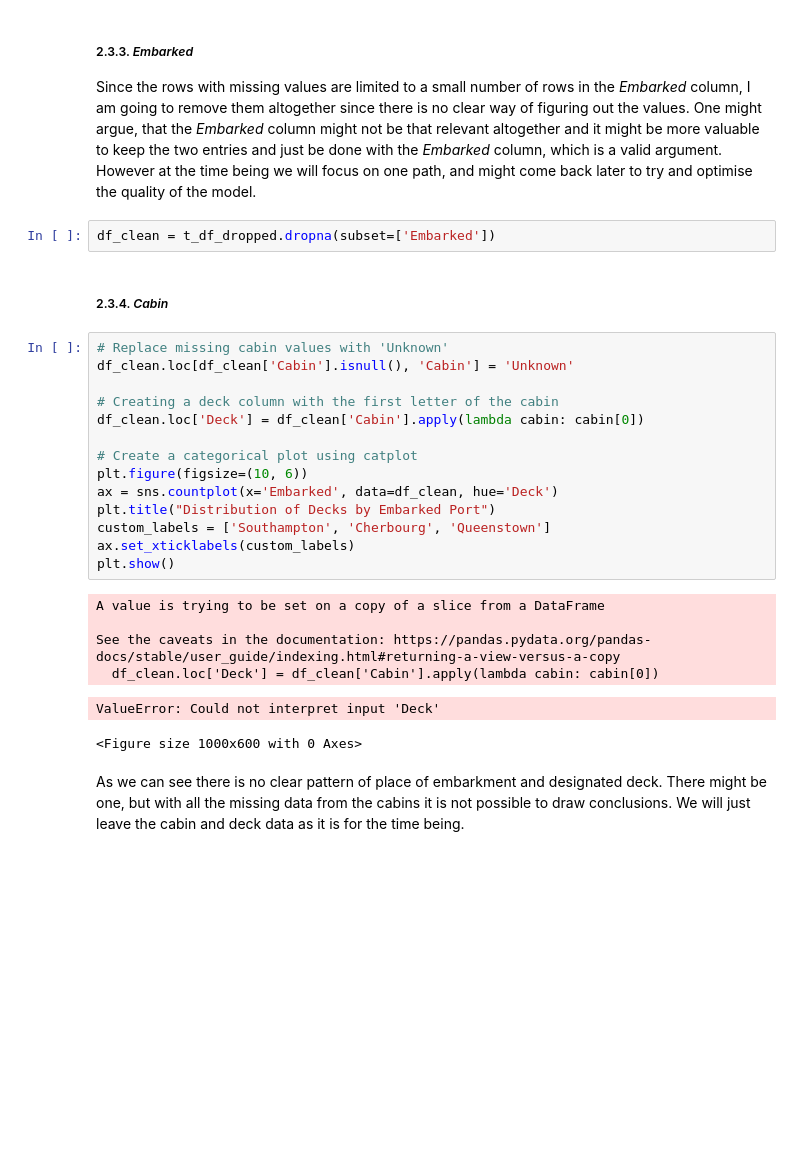
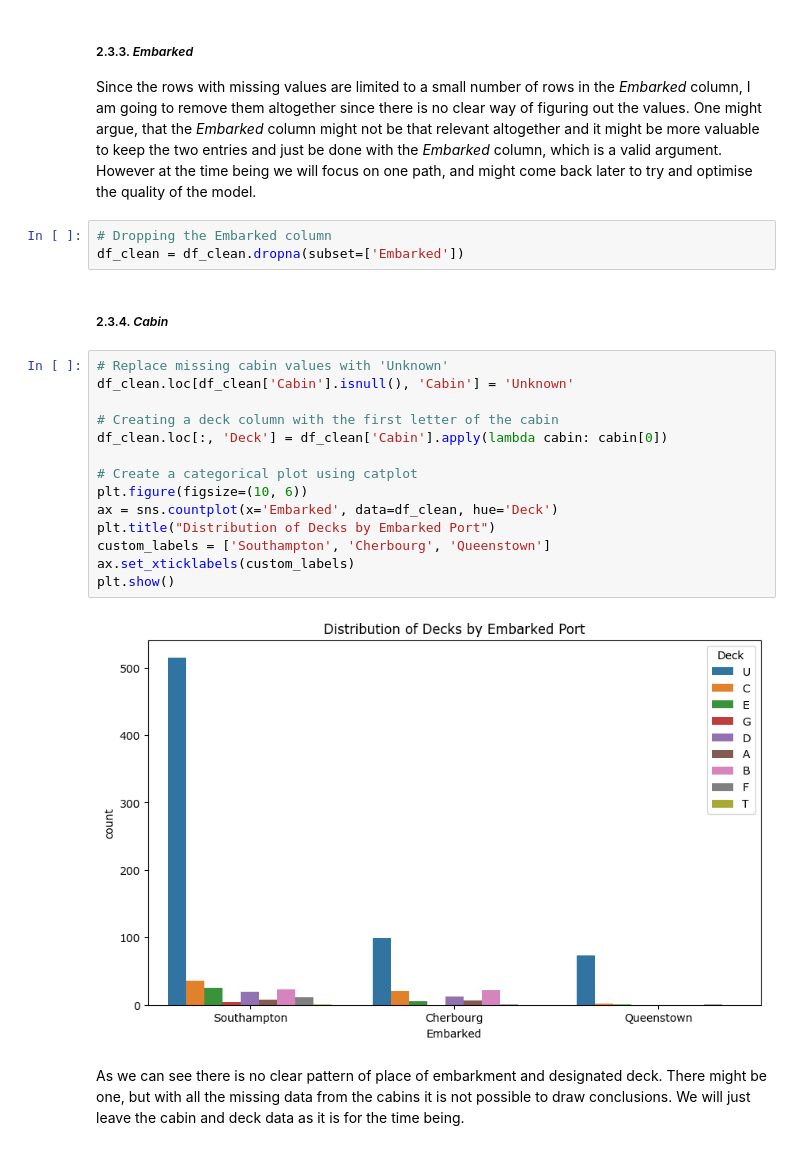
Before and after one commit to n3ur0mancer/kaggle_titanic_competition, a Jupyter notebook: titanic_comp_full.ipynb, the cells around one changed output. Saved outputs shown, nothing was run; the diff lists cells and outputs as text; blank space fills up the shorter version.

```diff
--- a/titanic_comp_full.ipynb
+++ b/titanic_comp_full.ipynb
@@ -186,31 +189,27 @@ It is also important to think about what we are actually trying to find out and
 ##### 2.3.3. *Embarked*
 
 Since the rows with missing values are limited to a small number of rows in the *Embarked* column, I am going to remove them altogether since there is no clear way of figuring out the values. One might argue, that the *Embarked* column might not be that relevant altogether and it might be more valuable to keep the two entries and just be done with the *Embarked* column, which is a valid argument. However at the time being we will focus on one path, and might come back later to try and optimise the quality of the model.
-# %%
-df_clean = t_df_dropped.dropna(subset=['Embarked'])
+# %%
+# Dropping the Embarked column
+df_clean = df_clean.dropna(subset=['Embarked'])
 # %% [markdown]
 ##### 2.3.4. *Cabin*
 # %%
 # Replace missing cabin values with 'Unknown'
 df_clean.loc[df_clean['Cabin'].isnull(), 'Cabin'] = 'Unknown'
 
 # Creating a deck column with the first letter of the cabin
-df_clean.loc['Deck'] = df_clean['Cabin'].apply(lambda cabin: cabin[0])
+df_clean.loc[:, 'Deck'] = df_clean['Cabin'].apply(lambda cabin: cabin[0])
 
 # Create a categorical plot using catplot
 plt.figure(figsize=(10, 6))
 ax = sns.countplot(x='Embarked', data=df_clean, hue='Deck')
 plt.title("Distribution of Decks by Embarked Port")
 custom_labels = ['Southampton', 'Cherbourg', 'Queenstown']
 ax.set_xticklabels(custom_labels)
 plt.show()
 # %% [output]
-A value is trying to be set on a copy of a slice from a DataFrame
-
-See the caveats in the documentation: https://pandas.pydata.org/pandas-docs/stable/user_guide/indexing.html#returning-a-view-versus-a-copy
-  df_clean.loc['Deck'] = df_clean['Cabin'].apply(lambda cabin: cabin[0])
-ValueError: Could not interpret input 'Deck'
-<Figure size 1000x600 with 0 Axes>
+[figure, added]
 # %% [markdown]
 As we can see there is no clear pattern of place of embarkment and designated deck. There might be one, but with all the missing data from the cabins it is not possible to draw conclusions. We will just leave the cabin and deck data as it is for the time being.
 # %% [markdown]
```
Also changed, not shown: parts of 4 cells of this notebook.
